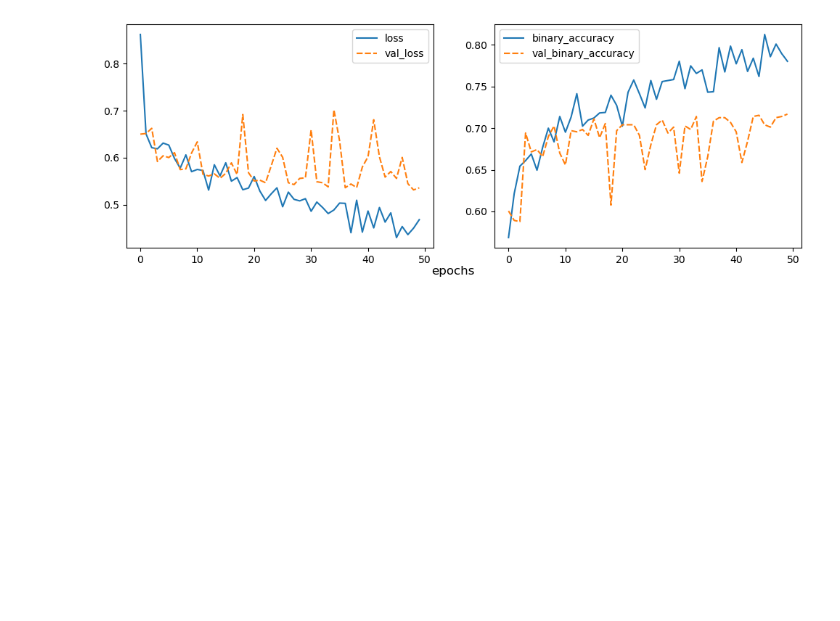
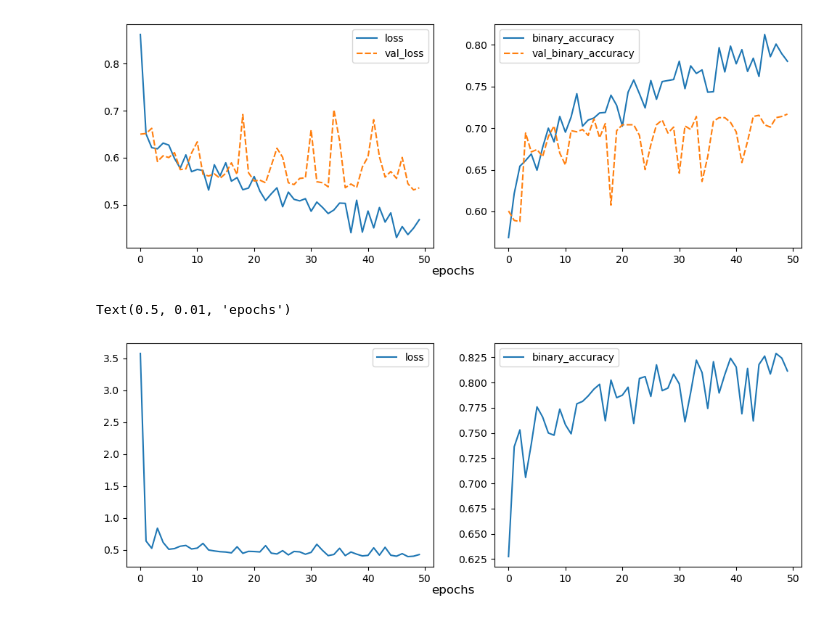
Before and after one commit to dsanr/machine-learning, a Jupyter notebook: Gender classification/gender classification.ipynb, the cells around one changed output. Saved outputs shown, nothing was run; the diff lists cells and outputs as text; code cells hidden in the pictures; blank space fills up the shorter version.

```diff
--- a/Gender classification/gender classification.ipynb
+++ b/Gender classification/gender classification.ipynb
@@ -195,4 +244,12 @@ fig.supxlabel('epochs')
 # %% [output]
 Text(0.5, 0.01, 'epochs')
 [figure]
+# %%
+fig, (ax1, ax2) = plt.subplots(1, 2, figsize=(12,4))
+sns.lineplot(history_df[['loss']], ax=ax1)
+sns.lineplot(history_df[['binary_accuracy']], ax=ax2)
+fig.supxlabel('epochs')
+# %% [output]
+Text(0.5, 0.01, 'epochs')
+[figure, added]
 # %%
```
Also changed, not shown: parts of 34 cells of this notebook, 1 other file.
